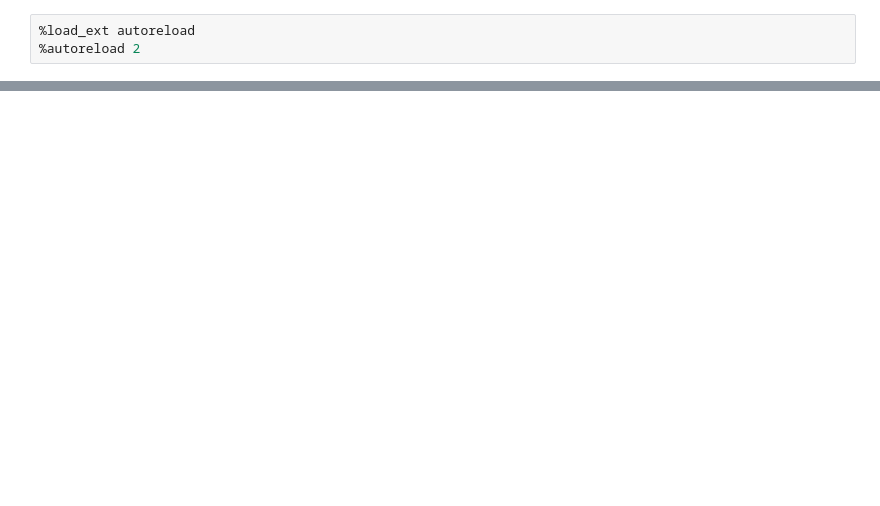
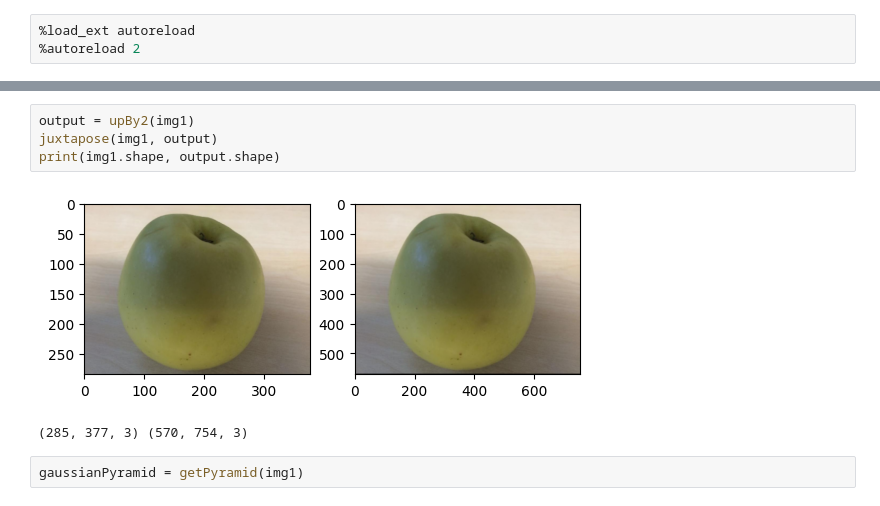
Before and after one commit to adhocmaster/ml-from-scratch, a Jupyter notebook: vision/numpy-laplacian.ipynb, the cells around one changed output, grey strips where cells are left out. Cells and saved outputs as stored; diff of their text form; blank space fills up the shorter version.

```diff
--- a/vision/numpy-laplacian.ipynb
+++ b/vision/numpy-laplacian.ipynb
@@ -36,0 +137,9 @@ def downBy2(img: npt.NDArray):
+# %%
+output = upBy2(img1)
+juxtapose(img1, output)
+print(img1.shape, output.shape)
+# %% [output]
+[figure, added]
+(285, 377, 3) (570, 754, 3)
+# %%
+gaussianPyramid = getPyramid(img1)
```
Also changed, not shown: parts of 12 cells of this notebook, 2 other files.
